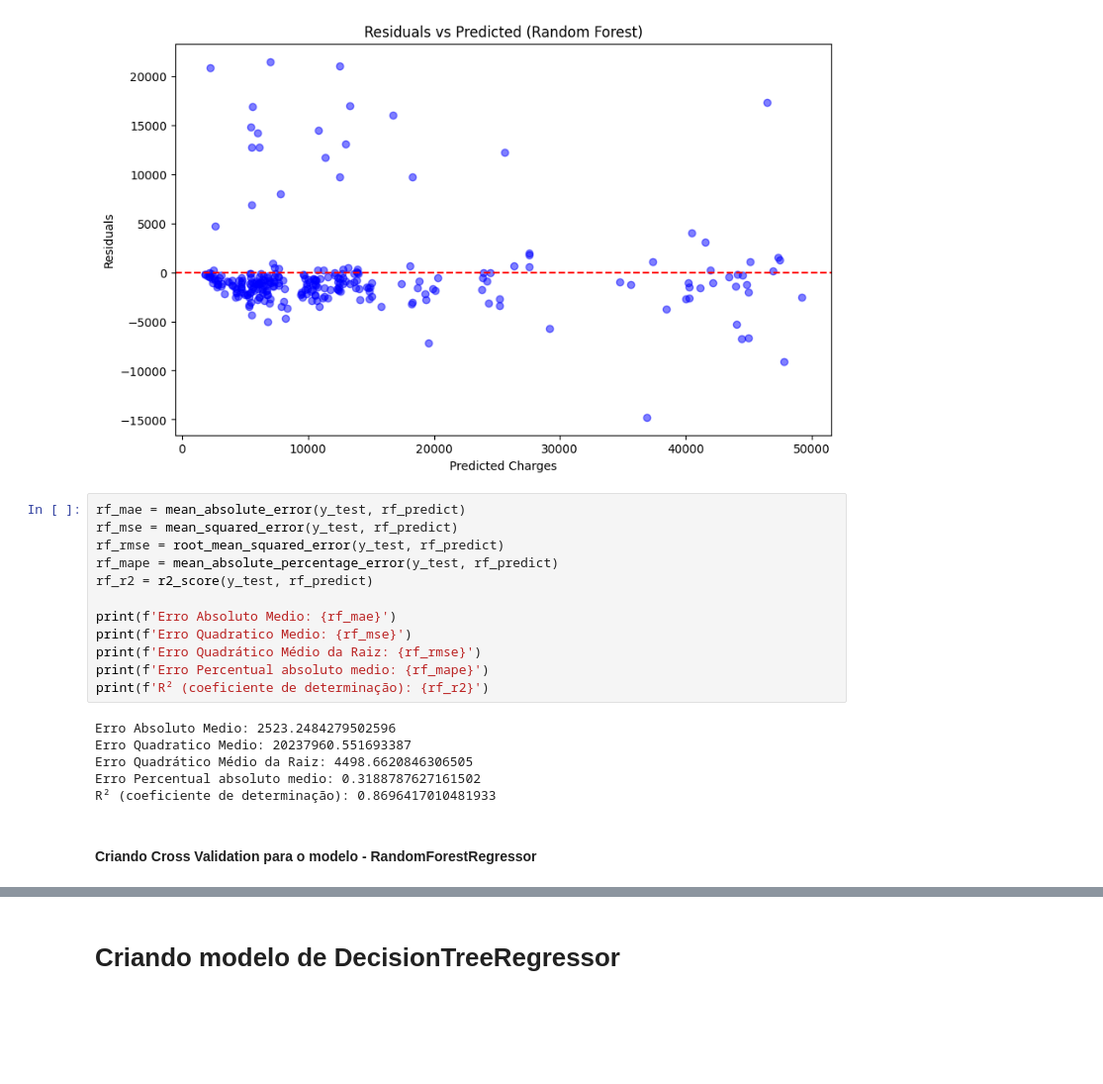
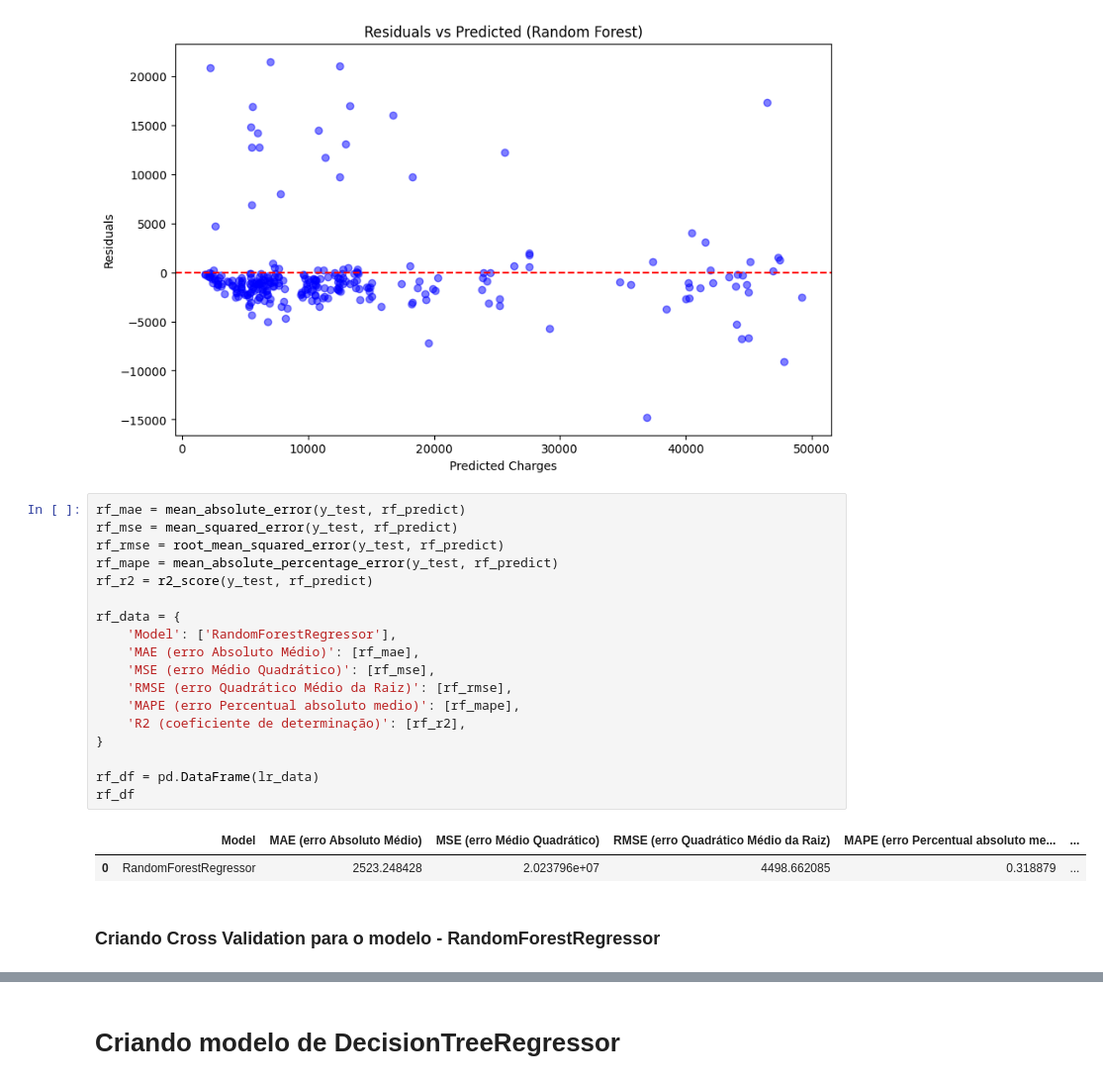
Before and after one commit to JrFarias/postech-iadev, a Jupyter notebook: notebooks/tech-challenge.ipynb, the cells around one changed output, grey strips where cells are left out. Shown at 99% size. Saved outputs shown, nothing was run; the diff lists cells and outputs as text; blank space fills up the shorter version.

```diff
--- a/notebooks/tech-challenge.ipynb
+++ b/notebooks/tech-challenge.ipynb
@@ -463,23 +475,26 @@ plt.show()
 # %%
 rf_mae = mean_absolute_error(y_test, rf_predict)
 rf_mse = mean_squared_error(y_test, rf_predict)
 rf_rmse = root_mean_squared_error(y_test, rf_predict)
 rf_mape = mean_absolute_percentage_error(y_test, rf_predict)
 rf_r2 = r2_score(y_test, rf_predict)
 
-print(f'Erro Absoluto Medio: {rf_mae}')
-print(f'Erro Quadratico Medio: {rf_mse}')
-print(f'Erro Quadrático Médio da Raiz: {rf_rmse}')
-print(f'Erro Percentual absoluto medio: {rf_mape}')
-print(f'R² (coeficiente de determinação): {rf_r2}')
+rf_data = {
+    'Model': ['RandomForestRegressor'],
+    'MAE (erro Absoluto Médio)': [rf_mae],
+    'MSE (erro Médio Quadrático)': [rf_mse],
+    'RMSE (erro Quadrático Médio da Raiz)': [rf_rmse],
+    'MAPE (erro Percentual absoluto medio)': [rf_mape],
+    'R2 (coeficiente de determinação)': [rf_r2],
+}
+
+rf_df = pd.DataFrame(lr_data)
+rf_df
 # %% [output]
-Erro Absoluto Medio: 2523.2484279502596
-Erro Quadratico Medio: 20237960.551693387
-Erro Quadrático Médio da Raiz: 4498.6620846306505
-Erro Percentual absoluto medio: 0.3188787627161502
-R² (coeficiente de determinação): 0.8696417010481933
+|  | Model | MAE (erro Absoluto Médio) | MSE (erro Médio Quadrático) | RMSE (erro Quadrático Médio da Raiz) | MAPE (erro Percentual absoluto me... | ... |
+| 0 | RandomForestRegressor | 2523.248428 | 2.023796e+07 | 4498.662085 | 0.318879 | ... |
 # %% [markdown]
-#### Criando Cross Validation para o modelo - RandomForestRegressor
+### Criando Cross Validation para o modelo - RandomForestRegressor
 # %%
 from sklearn.model_selection import cross_val_score
 from sklearn.metrics import make_scorer, mean_absolute_error
```
Also changed, not shown: parts of 27 cells of this notebook.
